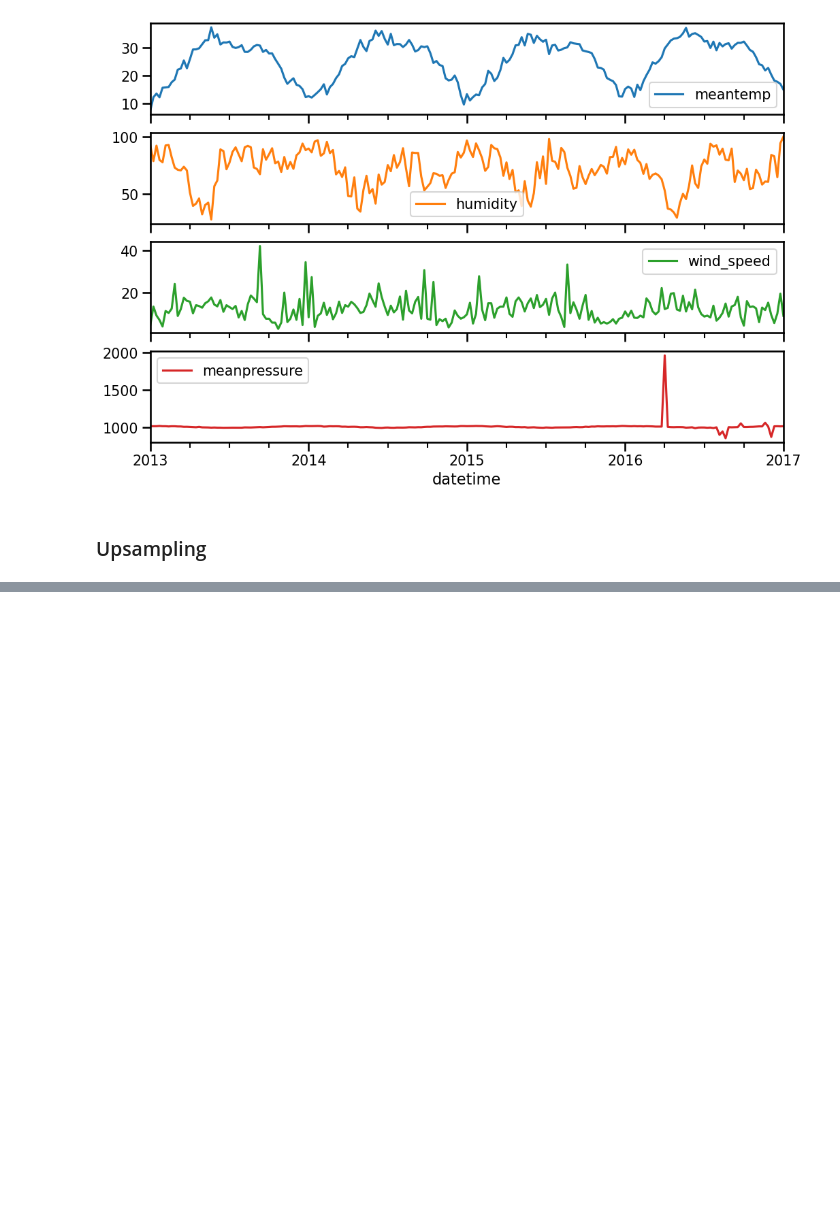
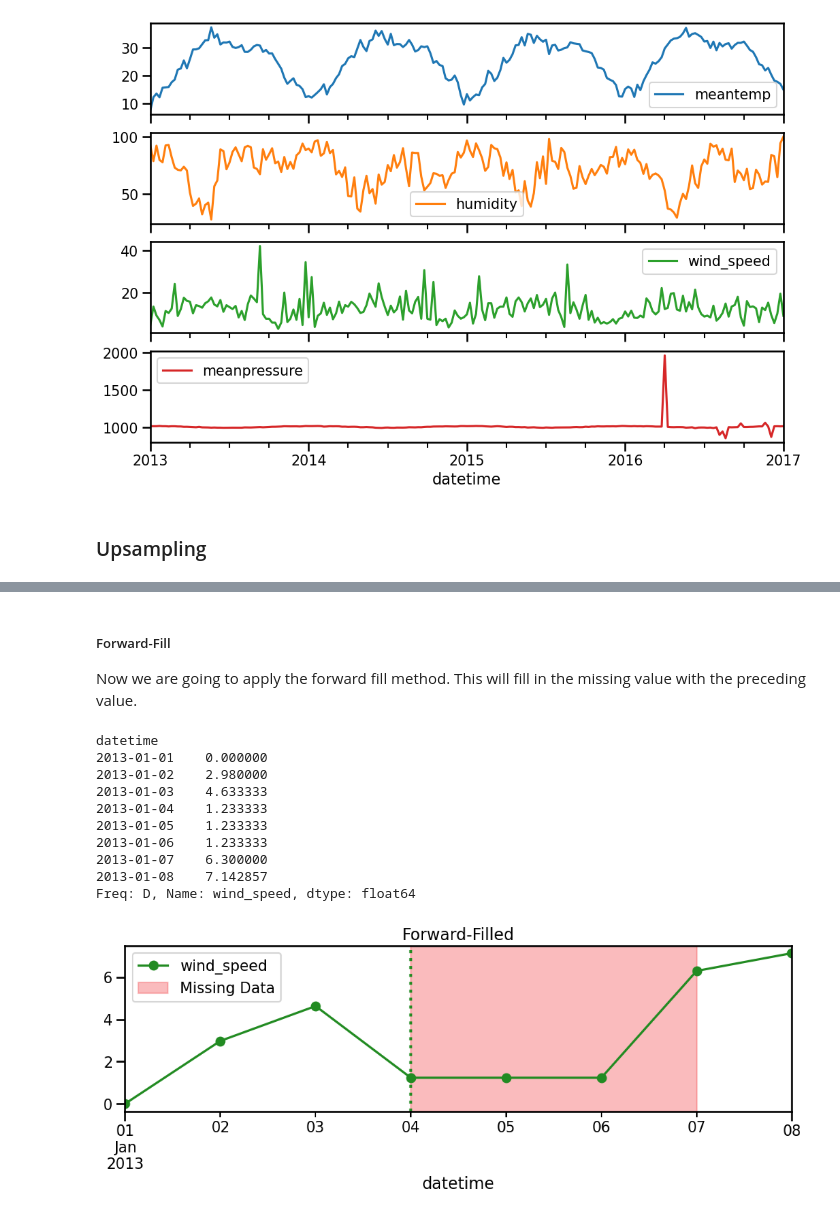
Before and after one commit to sheha919/data_visualization, a Jupyter notebook: notes_week18.ipynb, the cells around one changed output, grey strips where cells are left out. Drawn from its saved outputs; the diff is of its cells as text; code cells hidden in the pictures; blank space fills up the shorter version.

```diff
--- a/notes_week18.ipynb
+++ b/notes_week18.ipynb
@@ -1078,0 +1208,23 @@ df_W.plot(figsize=(12,8),subplots=True);
+# %% [markdown]
+##### Forward-Fill
+
+Now we are going to apply the forward fill method. This will fill in the missing value with the preceding value.
+# %%
+ts_ffill = example.fillna(method='ffill')
+print(ts_ffill)
+ax = ts_ffill.plot(style='o-',title='Forward-Filled', color='forestgreen');
+ax.axvline('01-04-2013',color='forestgreen',lw=3, ls=':')
+ax.axvspan('01-04-2013','01-07-2013', color='#f7797d', alpha=0.5, zorder=0, label='Missing Data')
+ax.legend();
+# %% [output]
+datetime
+2013-01-01    0.000000
+2013-01-02    2.980000
+2013-01-03    4.633333
+2013-01-04    1.233333
+2013-01-05    1.233333
+2013-01-06    1.233333
+2013-01-07    6.300000
+2013-01-08    7.142857
+Freq: D, Name: wind_speed, dtype: float64
+[figure, added]
```
Also changed, not shown: parts of 34 cells of this notebook, 3 other files.
